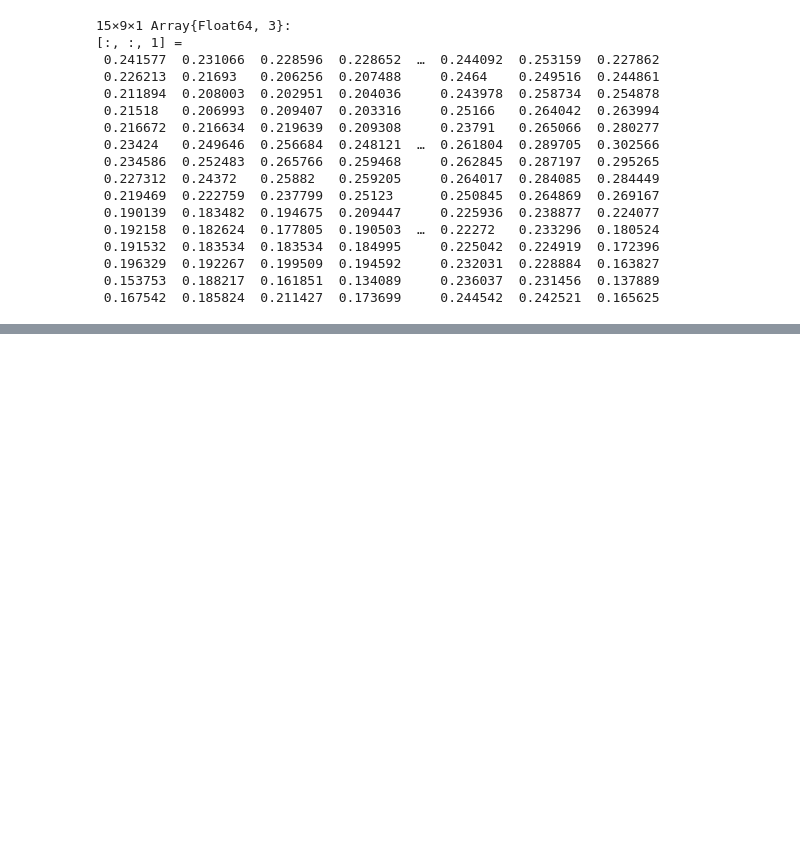
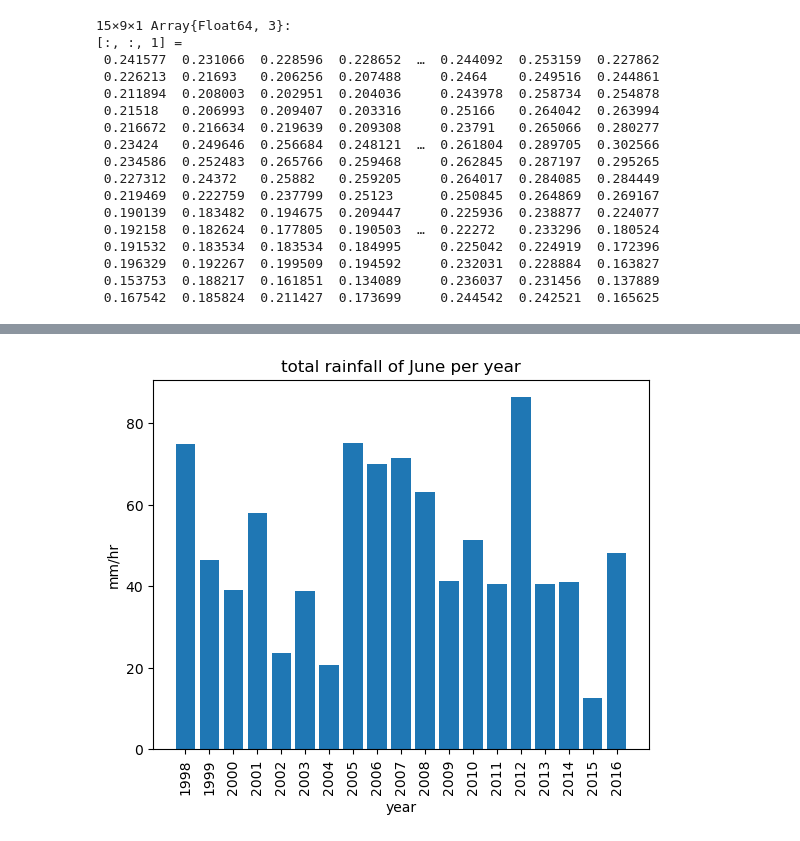
Before and after one commit to ja754969/Julia-Programming, a Jupyter notebook: Homework/final-term-project_TsengYuHao.ipynb, the cells around one changed output, grey strips where cells are left out. Cells and saved outputs as stored; diff of their text form; code cells hidden in the pictures; blank space fills up the shorter version.

```diff
--- a/Homework/final-term-project_TsengYuHao.ipynb
+++ b/Homework/final-term-project_TsengYuHao.ipynb
@@ -109,0 +217,19 @@ PyObject Text(0.5, 1.0, 'Longterm time-series of Taiwan rainfall')
+# %%
+rain_Jun_year_mean = Dict()
+
+for i = 1:length(index_Jun)
+    rain_Jun_year_mean[yr[index_Jun][i]] = sum(rain_Jun[:,:,i])
+end
+# rain_Jun_year
+# yr
+figure()
+bar(collect(keys(rain_Jun_year_mean)),collect(values(rain_Jun_year_mean)))
+xlabel("year")
+ylabel("mm/hr")
+title("total rainfall of June per year")
+labels = Array{Int64}(yr[index_Jun])
+xtic = yr[index_Jun]
+xticks(xtic,labels, rotation="vertical")
+savefig("./image/total_rainfall_per_year_June.png",format = "png")
+# %% [output]
+[figure, added]
```
Also changed, not shown: parts of 14 cells of this notebook, 10 other files.
